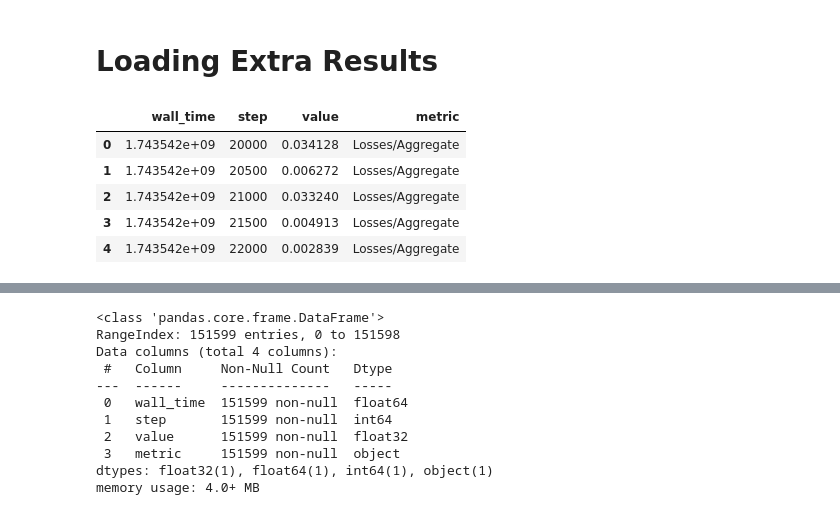
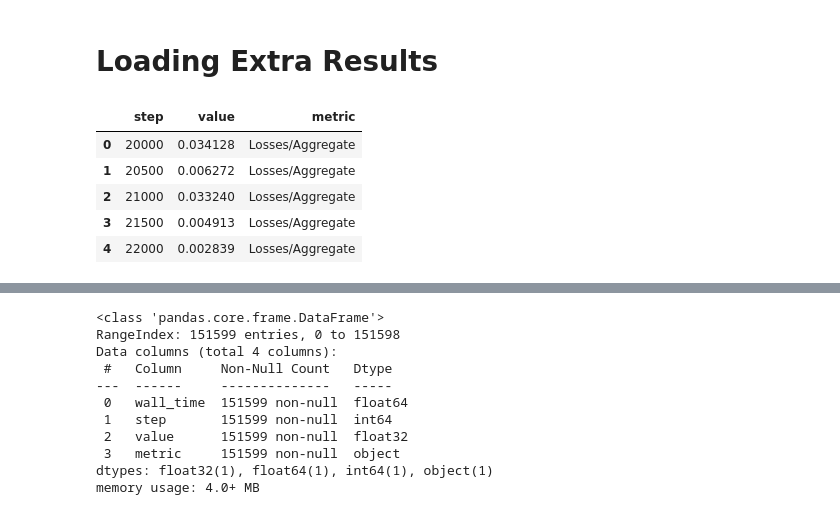
Before and after one commit to ZosoV/bisimulation-PER, a Jupyter notebook: jupyter_notebooks/load_statistics.ipynb, the cells around one changed output, grey strips where cells are left out. Drawn from its saved outputs; the diff is of its cells as text; code cells hidden in the pictures.

```diff
--- a/jupyter_notebooks/load_statistics.ipynb
+++ b/jupyter_notebooks/load_statistics.ipynb
@@ -533,37 +533,37 @@ def load_tensorboard_logs(log_path):
         size_guidance={
             event_accumulator.TENSORS: 0,  # 0 means load all
         })
     ea.Reload()
 
     # Get all scalar tags
     tags = ea.Tags()['tensors']
 
     # Create DataFrame
     df = pd.DataFrame()
 
     for tag in tags:
         # Get scalar data for each tag
         events = ea.Tensors(tag)
         tag_df = pd.DataFrame([{
-            'wall_time': e.wall_time,
+            # 'wall_time': e.wall_time,
             'step': e.step,
             'value': np.frombuffer(e.tensor_proto.tensor_content,
                                    dtype=np.float32)[0],
             'metric': tag
         } for e in events])
 
         # Append to main DataFrame
         df = pd.concat([df, tag_df], ignore_index=True)
 
     return df
 
 # Example usage:
 df = load_tensorboard_logs('/home/zosov/workspace/bisimulation-PER/logs/Hero/metric_dqn/118398')
 df.head()
 # %% [output]
-|  | wall_time | step | value | metric |
-| 0 | 1.743542e+09 | 20000 | 0.034128 | Losses/Aggregate |
-| 1 | 1.743542e+09 | 20500 | 0.006272 | Losses/Aggregate |
-| 2 | 1.743542e+09 | 21000 | 0.033240 | Losses/Aggregate |
-| 3 | 1.743542e+09 | 21500 | 0.004913 | Losses/Aggregate |
-| 4 | 1.743542e+09 | 22000 | 0.002839 | Losses/Aggregate |
+|  | step | value | metric |
+| 0 | 20000 | 0.034128 | Losses/Aggregate |
+| 1 | 20500 | 0.006272 | Losses/Aggregate |
+| 2 | 21000 | 0.033240 | Losses/Aggregate |
+| 3 | 21500 | 0.004913 | Losses/Aggregate |
+| 4 | 22000 | 0.002839 | Losses/Aggregate |
```
Also changed, not shown: parts of 8 cells of this notebook.
